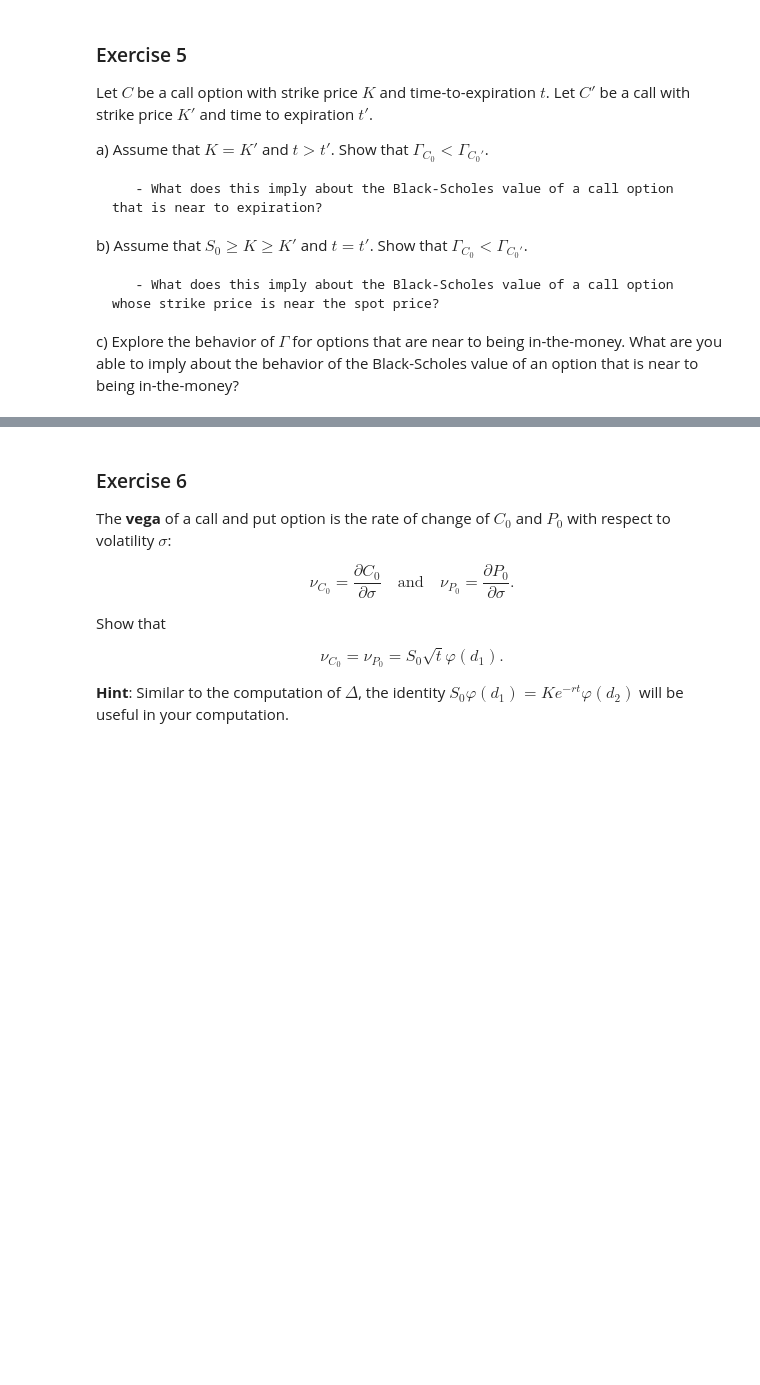
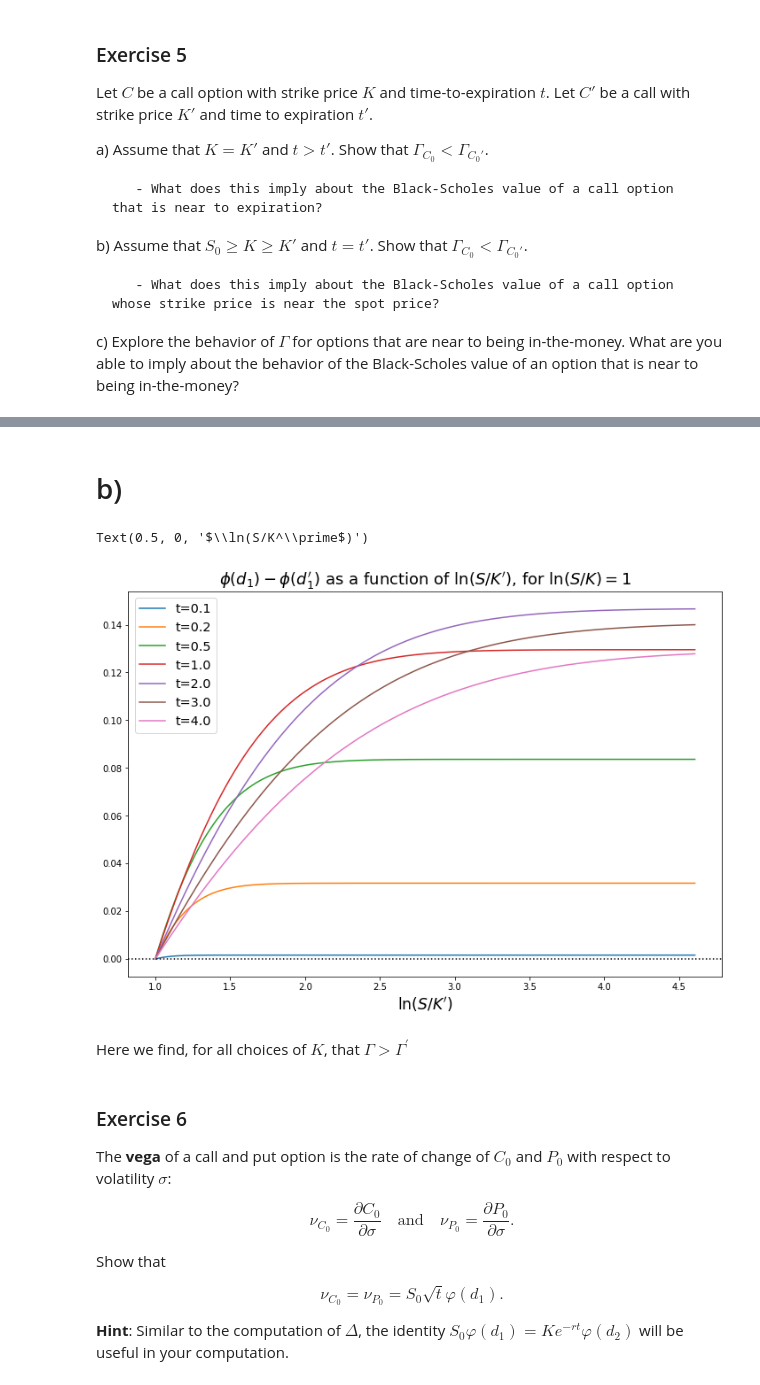
Before and after one commit to tdore738/Erdos_Inst_Quant_Fin_2025, a Jupyter notebook: Homework/3 Homework.ipynb, the cells around one changed output, grey strips where cells are left out. Cells and saved outputs as stored; diff of their text form; code cells hidden in the pictures; blank space fills up the shorter version.

```diff
--- a/Homework/3 Homework.ipynb
+++ b/Homework/3 Homework.ipynb
@@ -91,3 +170,34 @@ Let $C$ be a call option with strike price $K$ and time-to-expiration $t$. Let $
+# %% [markdown]
+# b)
+# %%
+from matplotlib import pyplot as plt
+import numpy as np
+from scipy import stats
+
+#sigma = 1, r = 0, doesn't change the behavior in t if r>0
+def d(lgS_K,t):
+    return lgS_K/np.sqrt(t) + np.sqrt(t)/2
+lgS_K = 1
+t = [0.1,0.25,0.5,1,2,3,4]
+d1 = d(lgS_K,t)
+
+lgS_K_prime = np.linspace(lgS_K,lgS_K*np.log(100),10000)
+d1_prime = np.array([d(lgS_K_prime,tt) for tt in t])
+
+fig,ax = plt.subplots(1,1,figsize=(12,8))
+for i,d in enumerate(d1_prime):
+        dif = stats.norm.pdf(d1[i])-stats.norm.pdf(d)
+        ax.plot(lgS_K_prime,dif,label='t={:.1f}'.format(t[i]))
+
+ax.axhline(0,color='k',linestyle=':')
+ax.legend(loc='best',fontsize='x-large')
+ax.set_title(r'$\phi(d_1) - \phi(d_1^\prime)$ as a function of $\ln(S/K^\prime$), for $\ln(S/K)={}$'.format(lgS_K),fontsize=18)
+ax.set_xlabel(r'$\ln(S/K^\prime$)',fontsize='xx-large')
+# %% [output]
+Text(0.5, 0, '$\\ln(S/K^\\prime$)')
+[figure, added]
+# %% [markdown]
+Here we find, for all choices of $K$, that $\Gamma >\Gamma^\prime$
 # %% [markdown]
 ### Exercise 6
 
```
Also changed, not shown: parts of 6 cells of this notebook.
